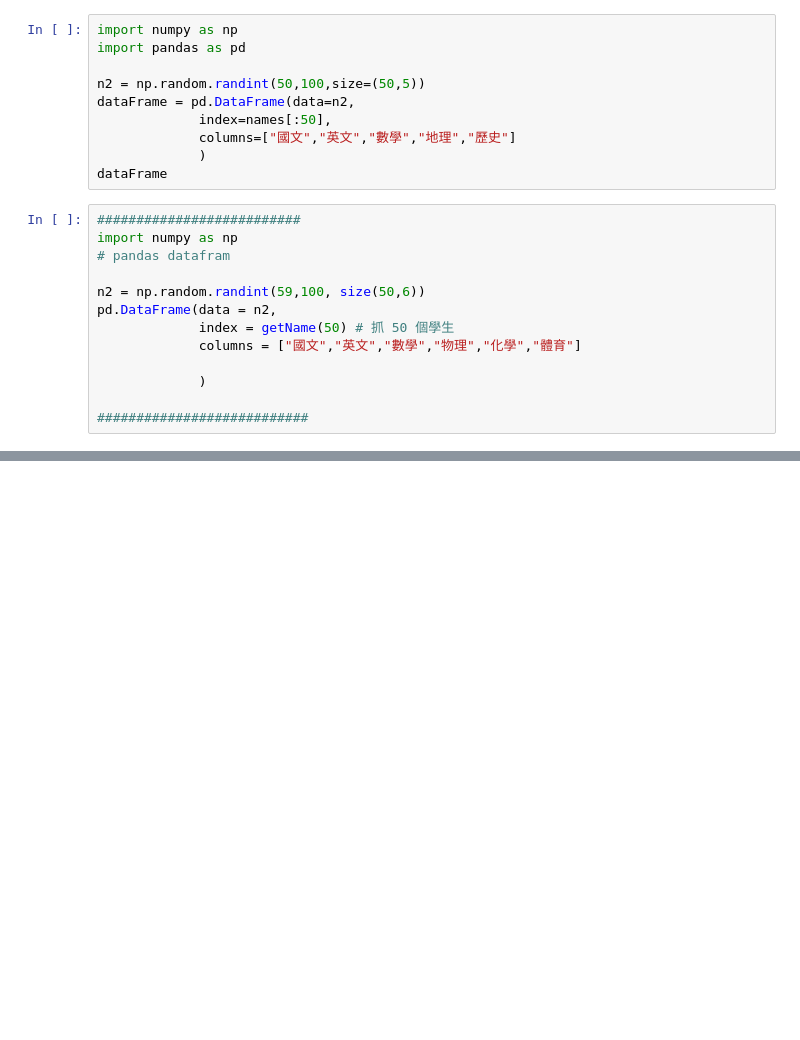
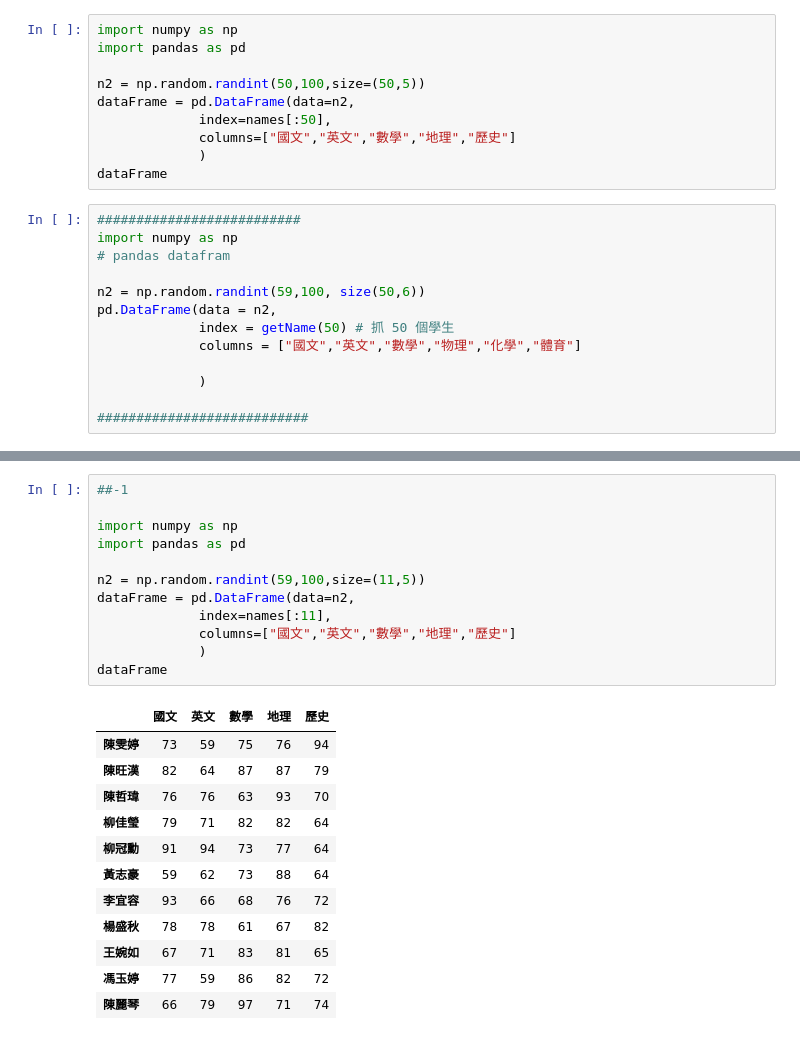
Before and after one commit to ahaing/CL_0805, a Jupyter notebook: Lec005.ipynb, the cells around one changed output, grey strips where cells are left out. Cells and saved outputs as stored; diff of their text form; blank space fills up the shorter version.

```diff
--- a/Lec005.ipynb
+++ b/Lec005.ipynb
@@ -266,0 +240,25 @@ dataFrame
+# %%
+##-1
+
+import numpy as np
+import pandas as pd
+
+n2 = np.random.randint(59,100,size=(11,5))
+dataFrame = pd.DataFrame(data=n2,
+             index=names[:11],
+             columns=["國文","英文","數學","地理","歷史"]
+             )
+dataFrame
+# %% [output]
+|  | 國文 | 英文 | 數學 | 地理 | 歷史 |
+| 陳雯婷 | 73 | 59 | 75 | 76 | 94 |
+| 陳旺漢 | 82 | 64 | 87 | 87 | 79 |
+| 陳哲瑋 | 76 | 76 | 63 | 93 | 70 |
+| 柳佳瑩 | 79 | 71 | 82 | 82 | 64 |
+| 柳冠勳 | 91 | 94 | 73 | 77 | 64 |
+| 黃志豪 | 59 | 62 | 73 | 88 | 64 |
+| 李宜容 | 93 | 66 | 68 | 76 | 72 |
+| 楊盛秋 | 78 | 78 | 61 | 67 | 82 |
+| 王婉如 | 67 | 71 | 83 | 81 | 65 |
+| 馮玉婷 | 77 | 59 | 86 | 82 | 72 |
+| 陳麗琴 | 66 | 79 | 97 | 71 | 74 |
```
Also changed, not shown: parts of 7 cells of this notebook.
